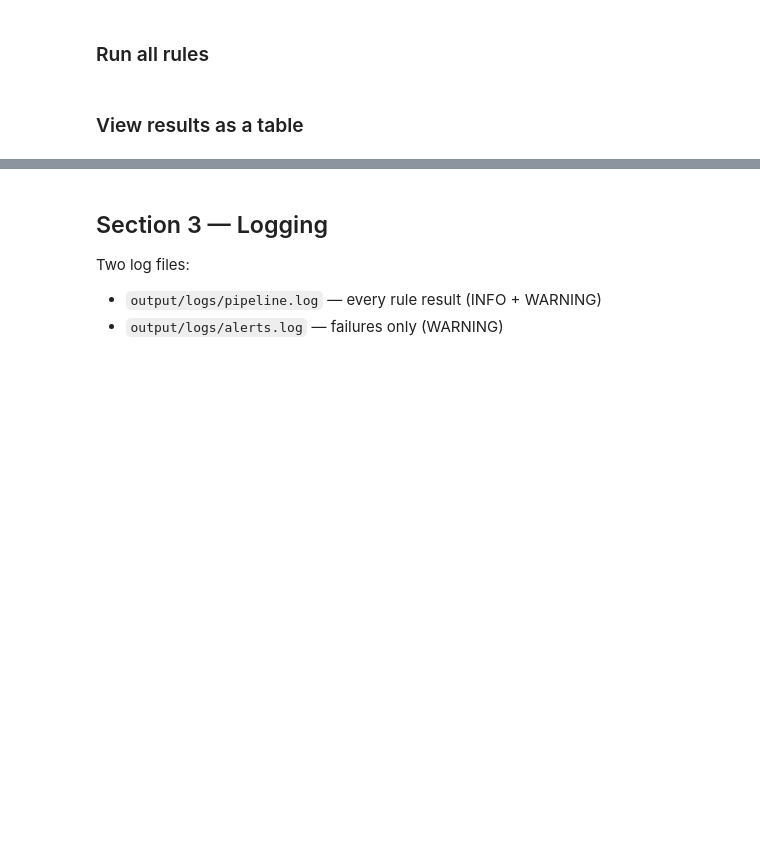
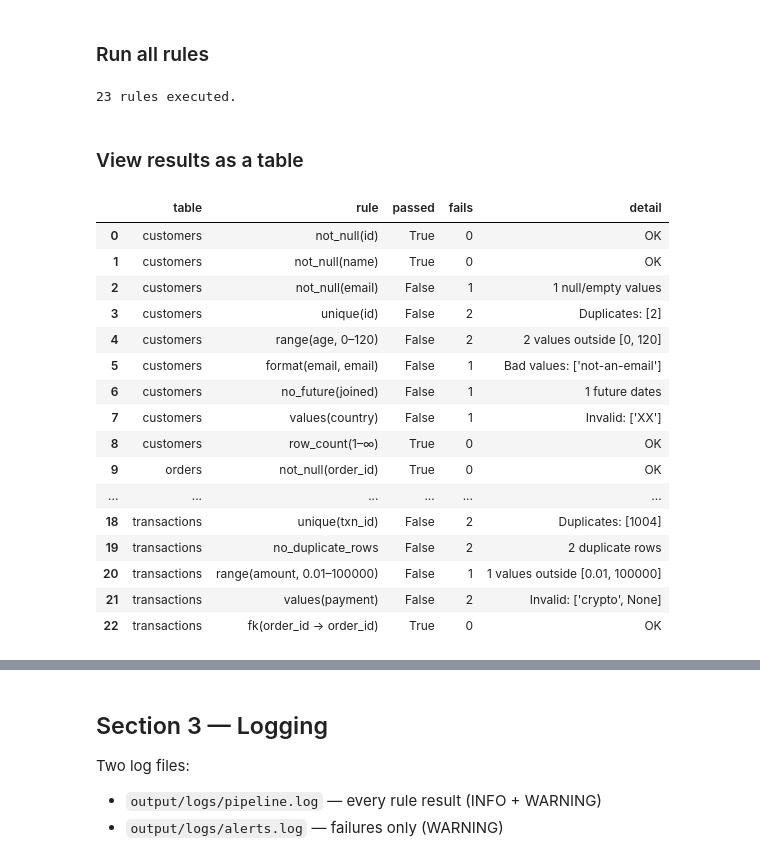
Before and after one commit to detrainings01-cloud/dataengg, a Jupyter notebook: Class 50/data_quality.ipynb, the cells around one changed output, grey strips where cells are left out. Saved outputs shown, nothing was run; the diff lists cells and outputs as text; code cells hidden in the pictures; blank space fills up the shorter version.

```diff
--- a/Class 50/data_quality.ipynb
+++ b/Class 50/data_quality.ipynb
@@ -210,11 +236,41 @@ print(f"{len(results)} rules executed.")
+# %%
+
+run("transactions", transactions, [
+    check_not_null    (transactions, "txn_id"),
+    check_not_null    (transactions, "payment"),
+    check_unique      (transactions, "txn_id"),
+    check_no_duplicates(transactions),
+    check_range       (transactions, "amount", min_val=0.01, max_val=100_000),
+    check_values      (transactions, "payment", VALID_PAYMENTS),
+    check_fk          (transactions, "order_id", orders, "order_id"),
+])
+
+print(f"{len(results)} rules executed.")
+# %% [output]
+23 rules executed.
 # %% [markdown]
 ### View results as a table
 # %%
 df_results = pd.DataFrame(results)[["table", "rule", "passed", "fails", "detail"]]
-df_results.style.apply(
-    lambda row: ["background: #d4edda" if row["passed"] else "background: #f8d7da"] * len(row),
-    axis=1
-)
+df_results
+# %% [output]
+|  | table | rule | passed | fails | detail |
+| 0 | customers | not_null(id) | True | 0 | OK |
+| 1 | customers | not_null(name) | True | 0 | OK |
+| 2 | customers | not_null(email) | False | 1 | 1 null/empty values |
+| 3 | customers | unique(id) | False | 2 | Duplicates: [2] |
+| 4 | customers | range(age, 0–120) | False | 2 | 2 values outside [0, 120] |
+| 5 | customers | format(email, email) | False | 1 | Bad values: ['not-an-email'] |
+| 6 | customers | no_future(joined) | False | 1 | 1 future dates |
+| 7 | customers | values(country) | False | 1 | Invalid: ['XX'] |
+| 8 | customers | row_count(1–∞) | True | 0 | OK |
+| 9 | orders | not_null(order_id) | True | 0 | OK |
+| ... | ... | ... | ... | ... | ... |
+| 18 | transactions | unique(txn_id) | False | 2 | Duplicates: [1004] |
+| 19 | transactions | no_duplicate_rows | False | 2 | 2 duplicate rows |
+| 20 | transactions | range(amount, 0.01–100000) | False | 1 | 1 values outside [0.01, 100000] |
+| 21 | transactions | values(payment) | False | 2 | Invalid: ['crypto', None] |
+| 22 | transactions | fk(order_id → order_id) | True | 0 | OK |
 # %%
 # Summary by table
 summary = df_results.groupby("table").agg(
```
Also changed, not shown: parts of 35 cells of this notebook, 4 other files.
